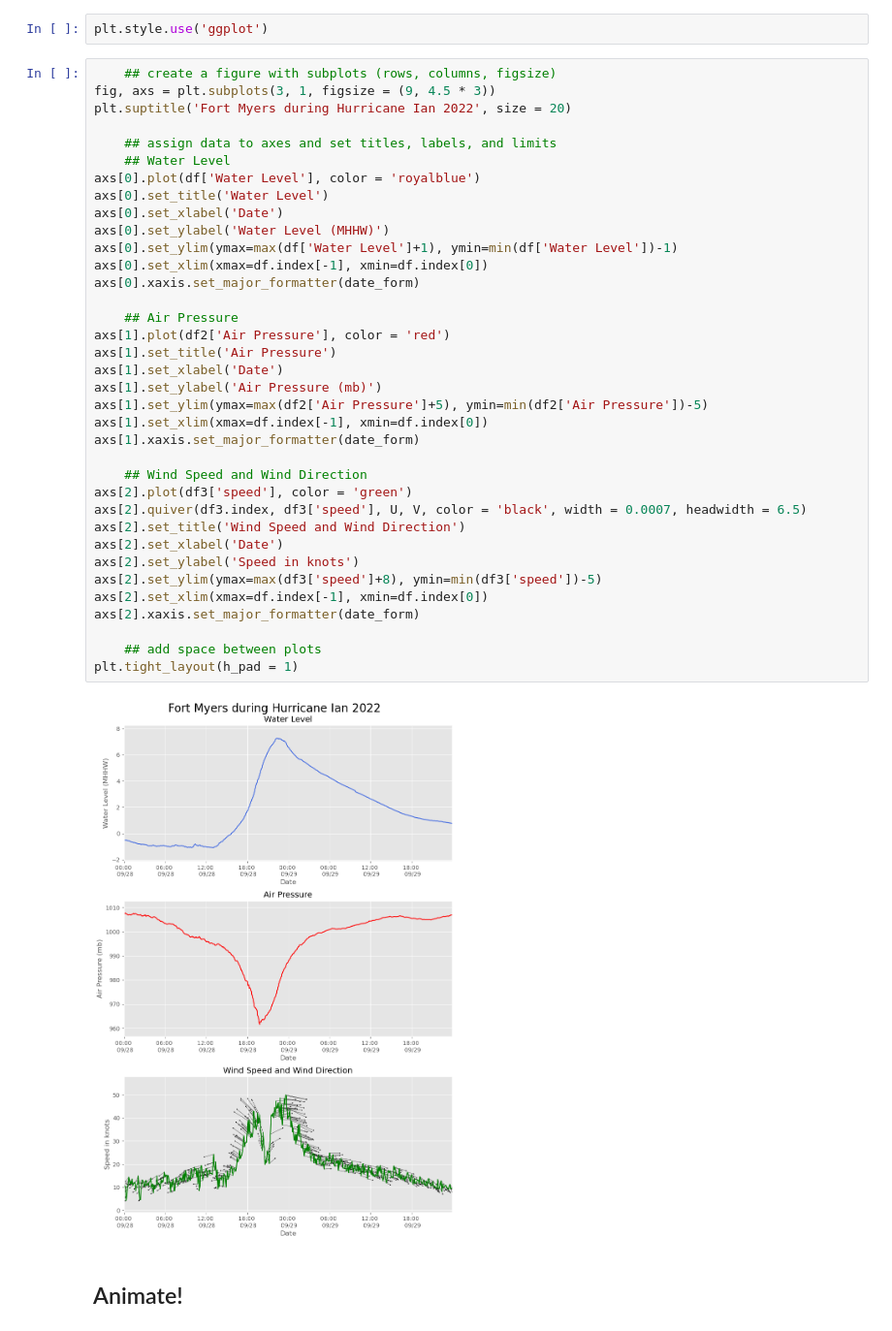
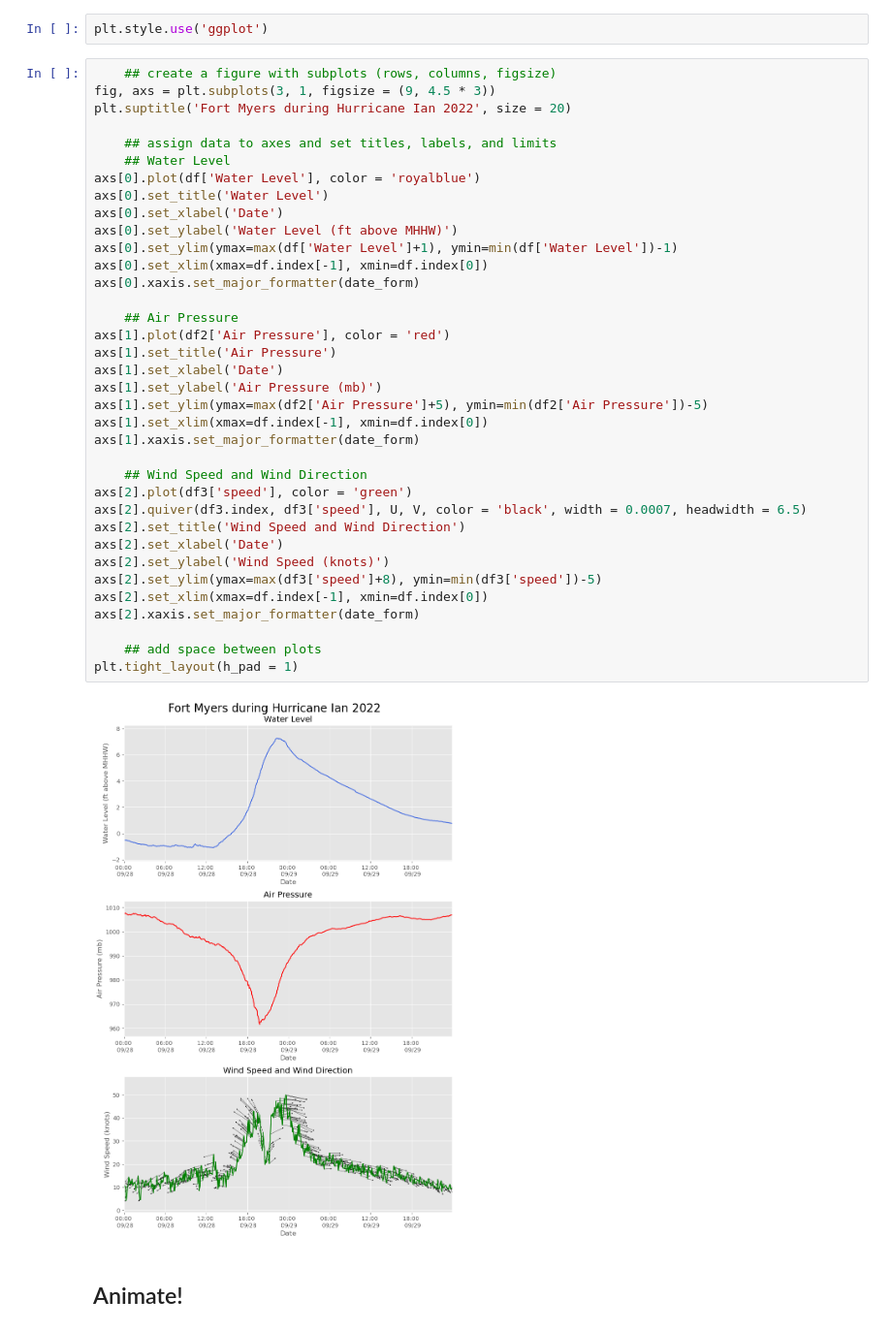
Before and after one commit to NOAA-CO-OPS/Coastal_Hazards_Example_Notebooks, a Jupyter notebook: CO-OPS_API_Example_Notebook_HurricaneIan.ipynb, the cells around one changed output. Shown at 97% size. Drawn from its saved outputs; the diff is of its cells as text.

Commit message:
Update units in y axis labels in plots

```diff
--- a/CO-OPS_API_Example_Notebook_HurricaneIan.ipynb
+++ b/CO-OPS_API_Example_Notebook_HurricaneIan.ipynb
@@ -244,36 +244,36 @@ plt.suptitle('Fort Myers during Hurricane Ian 2022', size = 20)
     ## assign data to axes and set titles, labels, and limits
     ## Water Level
 axs[0].plot(df['Water Level'], color = 'royalblue')
 axs[0].set_title('Water Level')
 axs[0].set_xlabel('Date')
-axs[0].set_ylabel('Water Level (MHHW)')
+axs[0].set_ylabel('Water Level (ft above MHHW)')
 axs[0].set_ylim(ymax=max(df['Water Level']+1), ymin=min(df['Water Level'])-1)
 axs[0].set_xlim(xmax=df.index[-1], xmin=df.index[0])
 axs[0].xaxis.set_major_formatter(date_form)
 
     ## Air Pressure
 axs[1].plot(df2['Air Pressure'], color = 'red')
 axs[1].set_title('Air Pressure')
 axs[1].set_xlabel('Date')
 axs[1].set_ylabel('Air Pressure (mb)')
 axs[1].set_ylim(ymax=max(df2['Air Pressure']+5), ymin=min(df2['Air Pressure'])-5)
 axs[1].set_xlim(xmax=df.index[-1], xmin=df.index[0])
 axs[1].xaxis.set_major_formatter(date_form)
 
     ## Wind Speed and Wind Direction
 axs[2].plot(df3['speed'], color = 'green')
 axs[2].quiver(df3.index, df3['speed'], U, V, color = 'black', width = 0.0007, headwidth = 6.5)
 axs[2].set_title('Wind Speed and Wind Direction')
 axs[2].set_xlabel('Date')
-axs[2].set_ylabel('Speed in knots')
+axs[2].set_ylabel('Wind Speed (knots)')
 axs[2].set_ylim(ymax=max(df3['speed']+8), ymin=min(df3['speed'])-5)
 axs[2].set_xlim(xmax=df.index[-1], xmin=df.index[0])
 axs[2].xaxis.set_major_formatter(date_form)
 
     ## add space between plots
 plt.tight_layout(h_pad = 1)
 # %% [output]
-[figure, old version]
+[figure, new version]
 # %% [markdown]
 ## Animate!
 # %%
```
Also changed, not shown: parts of 2 cells of this notebook, 1 other file.
